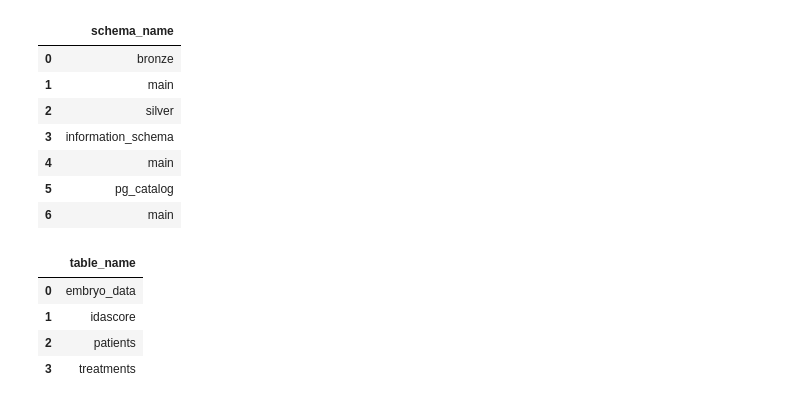
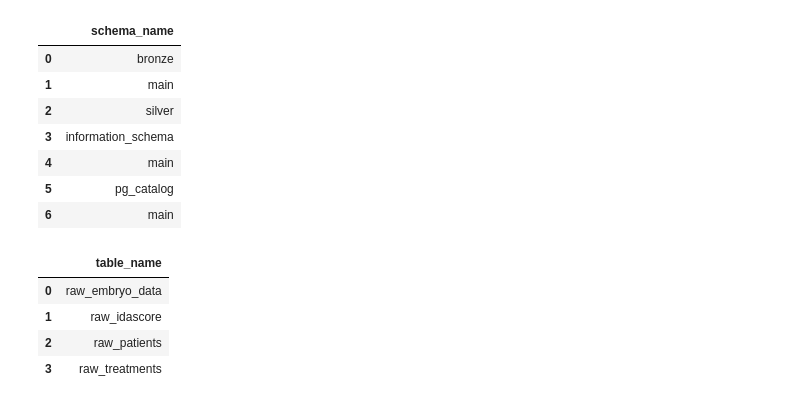
Before and after one commit to bobbypestana/embryoscope-extraction, a Jupyter notebook: embryoscope/exploration/explore_clinic_data.ipynb, the cells around one changed output. Drawn from its saved outputs; the diff is of its cells as text; code cells hidden in the pictures.

```diff
--- a/embryoscope/exploration/explore_clinic_data.ipynb
+++ b/embryoscope/exploration/explore_clinic_data.ipynb
@@ -21,7 +21,7 @@ clinic_dbs
  WindowsPath('../../database/embryoscope_vila_mariana.db')]
 # %%
 # Select a clinic DB to explore
-clinic_idx = 0  # Change this index to select a different clinic
+clinic_idx = -1  # Change this index to select a different clinic
 db_path = clinic_dbs[clinic_idx]
 print(f'Exploring: {db_path}')
 # %% [output]
@@ -45,15 +45,15 @@ schemas
 # %%
 # List all tables in the silver schema
 use_schema = 'bronze'
-use_schema = 'silver'
+# use_schema = 'silver'
 tables = con.execute(f"SELECT table_name FROM information_schema.tables WHERE table_schema = '{use_schema}'").fetchdf()
 tables
 # %% [output]
 |  | table_name |
-| 0 | embryo_data |
-| 1 | idascore |
-| 2 | patients |
-| 3 | treatments |
+| 0 | raw_embryo_data |
+| 1 | raw_idascore |
+| 2 | raw_patients |
+| 3 | raw_treatments |
 # %%
 # Show schema and sample for each table in silver
 for table in tables['table_name']:
```
Also changed, not shown: parts of 2 cells of this notebook, 27 other files.
